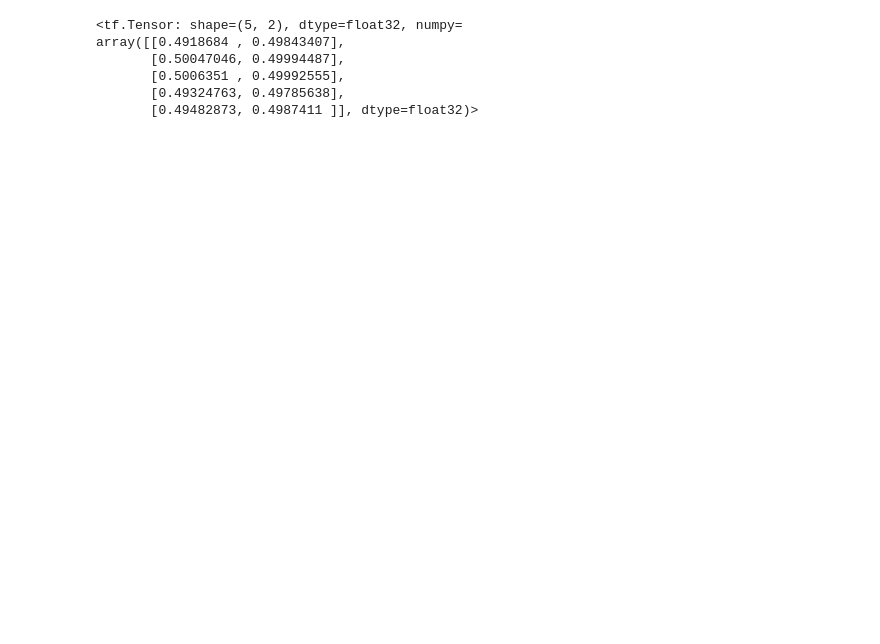
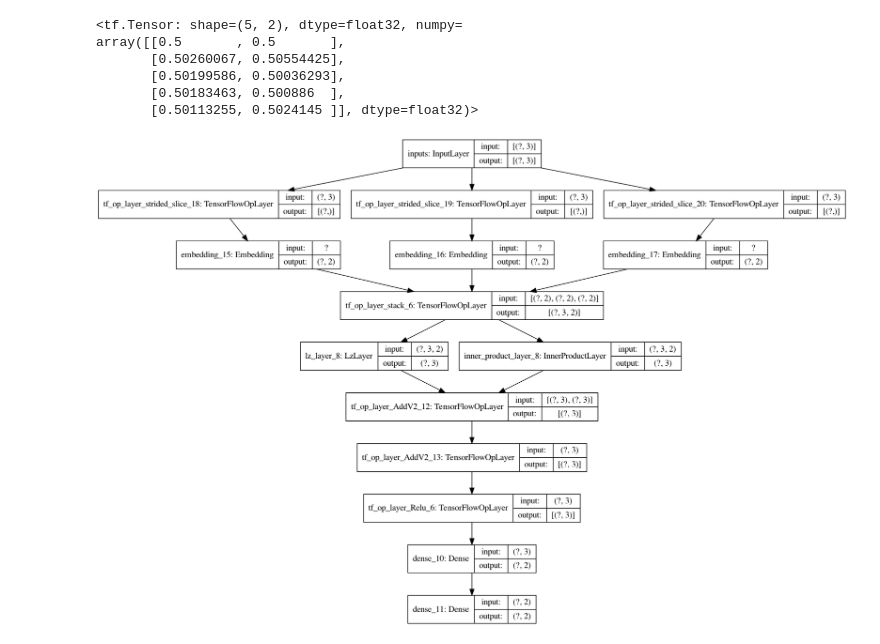
Before and after one commit to dominic-z/RecommenderOnTf2, a Jupyter notebook: product_based_neural_networks/product_based_neural_networks.ipynb, the cells around one changed output. Saved outputs shown, nothing was run; the diff lists cells and outputs as text; code cells hidden in the pictures; blank space fills up the shorter version.

Commit message:
add new model

```diff
--- a/product_based_neural_networks/product_based_neural_networks.ipynb
+++ b/product_based_neural_networks/product_based_neural_networks.ipynb
@@ -173,12 +173,24 @@ class ProductNeuralNetworksModel(tf.keras.Model):
         return y
 
 input_arr=np.random.randint(0,5,size=[5,3])
-inner_model=ProductNeuralNetworksModel([5,5,5],emb_dim=2,dense_units=2,d1=3,product_type="inner")
-inner_model(input_arr)
+pnn_model=ProductNeuralNetworksModel([5,5,5],emb_dim=2,dense_units=2,d1=3,product_type="inner")
+pnn_model(input_arr)
 # %% [output]
 <tf.Tensor: shape=(5, 2), dtype=float32, numpy=
-array([[0.4918684 , 0.49843407],
-       [0.50047046, 0.49994487],
-       [0.5006351 , 0.49992555],
-       [0.49324763, 0.49785638],
-       [0.49482873, 0.4987411 ]], dtype=float32)>
+array([[0.5       , 0.5       ],
+       [0.50260067, 0.50554425],
+       [0.50199586, 0.50036293],
+       [0.50183463, 0.500886  ],
+       [0.50113255, 0.5024145 ]], dtype=float32)>
+# %%
+# 画流程图 需要pip install pydot，并且本机安装graphviz
+# 注意，这个玩意只能去plot Sequencial或者下面这样，得手动调用model的call，才能画出来
+# 直接output=model(inputs)也不行
+
+inputs=tf.keras.Input(shape=(3), dtype=tf.float32, name='inputs') # 里面的3指的是一个样本的维度
+outputs=pnn_model.call(inputs)
+pnn_model_for_plot=tf.keras.Model(inputs=inputs,outputs=outputs)
+pnn_model_for_plot.compile()
+tf.keras.utils.plot_model(pnn_model_for_plot,to_file="model.png", show_shapes=True,expand_nested=True)
+# %% [output]
+[figure, added]
```
Also changed, not shown: parts of 3 cells of this notebook, 6 other files.
